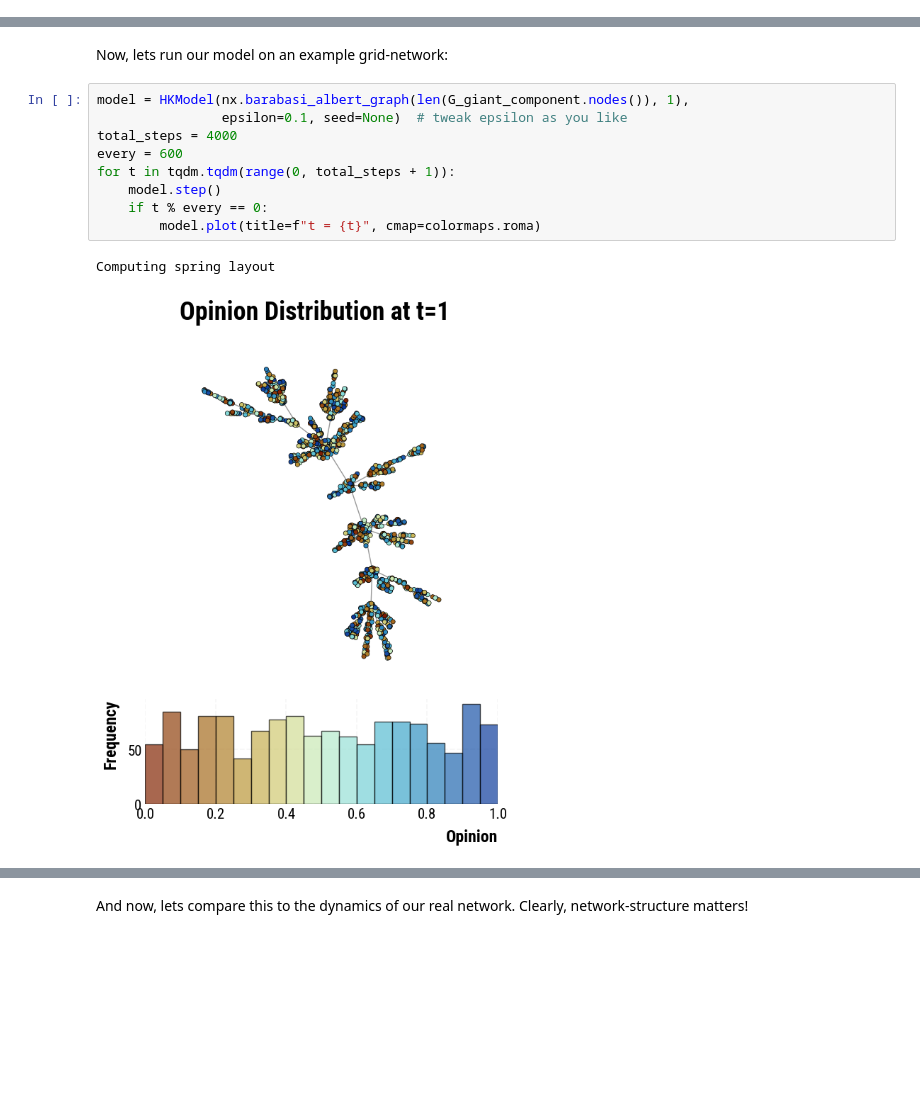
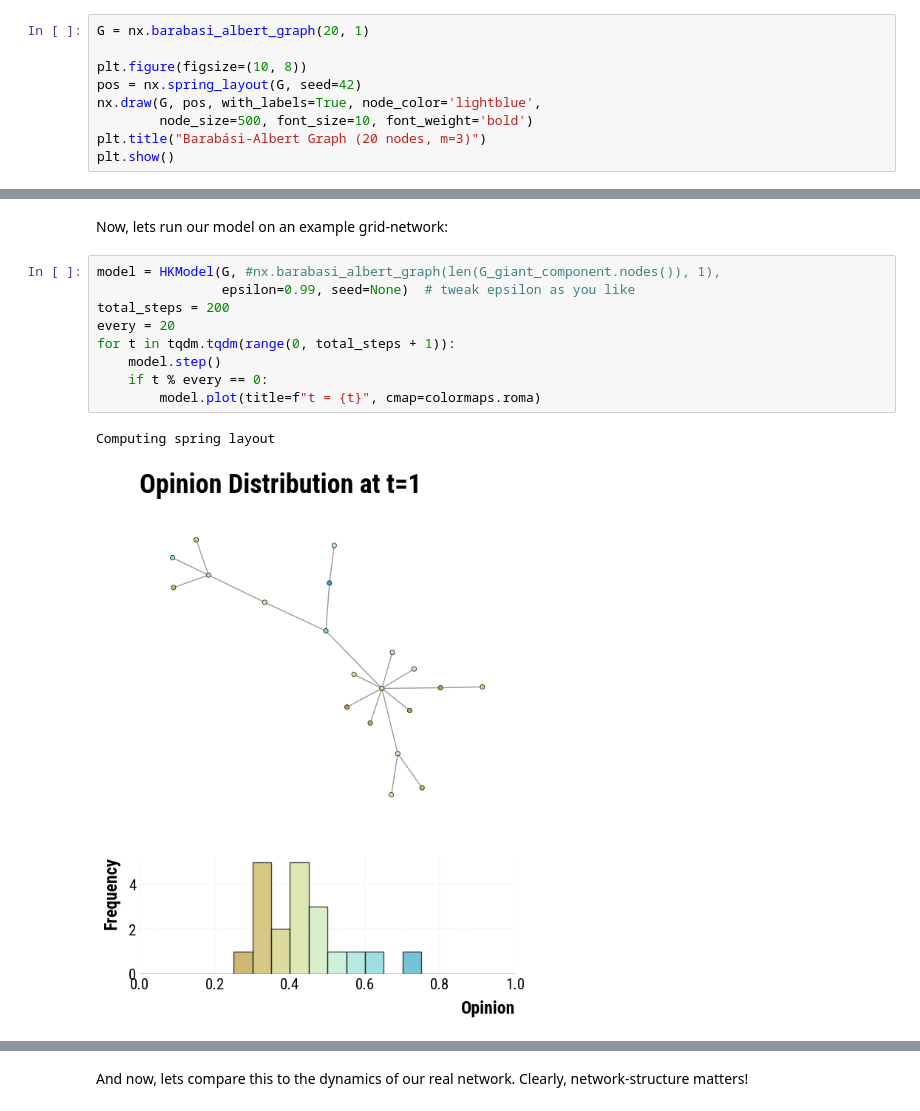
Before and after one commit to MNoichl/MPI-Leipzig-workshop-text-data-analysis, a Jupyter notebook: workbook_02_network_analysis.ipynb, the cells around one changed output, grey strips where cells are left out. Saved outputs shown, nothing was run; the diff lists cells and outputs as text; blank space fills up the shorter version.

```diff
--- a/workbook_02_network_analysis.ipynb
+++ b/workbook_02_network_analysis.ipynb
@@ -512,3 +710,12 @@ class Agent:
         self.opinion = sum(confidence_set) / len(confidence_set)
 # %% [markdown]
 Now we set up our model. The main components are: 1. the init-function, which sets up an agent for each node we pass to the network with a randomly initialized opinion between 0 and 1, as well as the global parameter $\epsilon$. 2. The step function, which updates all agents in random order. 3. A plotting function, that plots the current state of the model when we call it.
+# %%
+G = nx.barabasi_albert_graph(20, 1)
+
+plt.figure(figsize=(10, 8))
+pos = nx.spring_layout(G, seed=42)
+nx.draw(G, pos, with_labels=True, node_color='lightblue',
+        node_size=500, font_size=10, font_weight='bold')
+plt.title("Barabási-Albert Graph (20 nodes, m=3)")
+plt.show()
@@ -623,14 +832,14 @@ class HKModel:
 # %% [markdown]
 Now, lets run our model on an example grid-network:
 # %%
-model = HKModel(nx.barabasi_albert_graph(len(G_giant_component.nodes()), 1),
-                epsilon=0.1, seed=None)  # tweak epsilon as you like
-total_steps = 4000
-every = 600
+model = HKModel(G, #nx.barabasi_albert_graph(len(G_giant_component.nodes()), 1),
+                epsilon=0.99, seed=None)  # tweak epsilon as you like
+total_steps = 200
+every = 20
 for t in tqdm.tqdm(range(0, total_steps + 1)):
     model.step()
     if t % every == 0:
         model.plot(title=f"t = {t}", cmap=colormaps.roma)
 # %% [output]
 Computing spring layout
-[figure, old version]
+[figure, new version]
```
Also changed, not shown: parts of 12 cells of this notebook, 2 other files.
